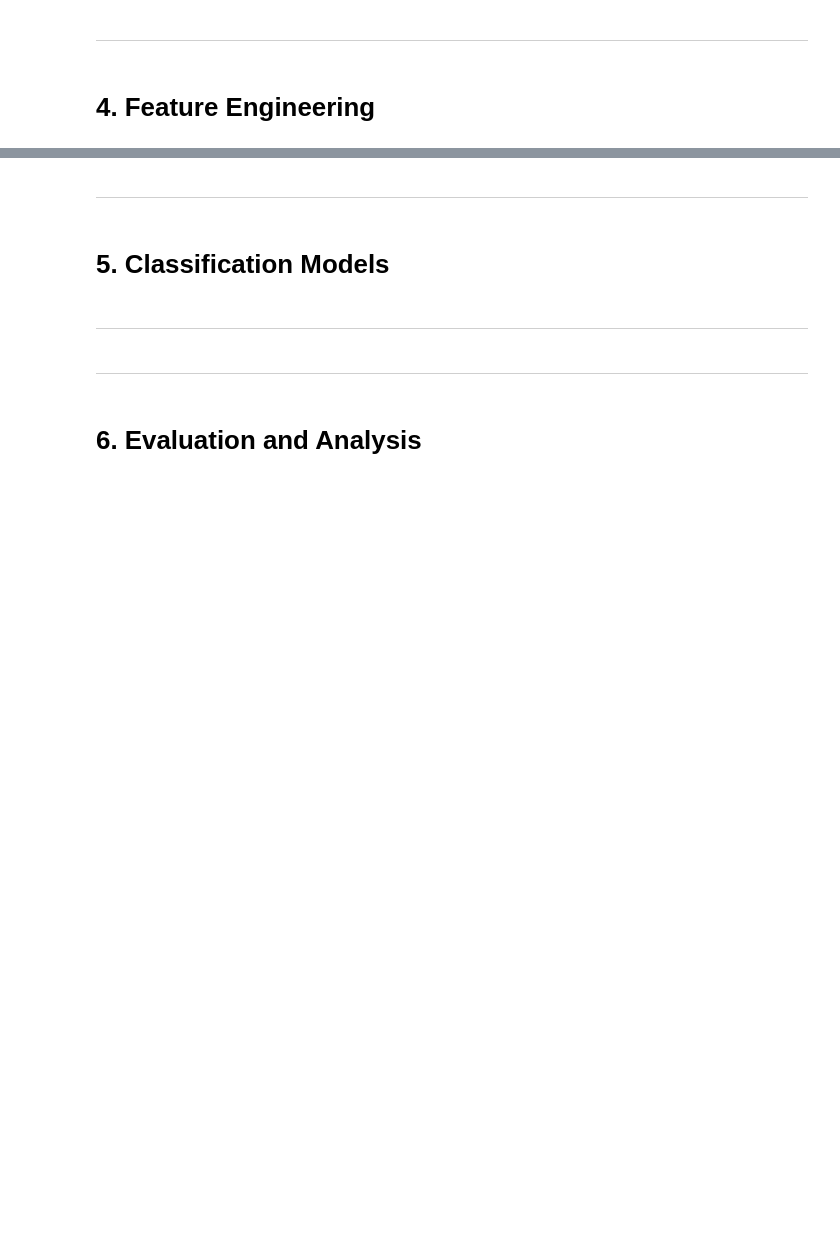
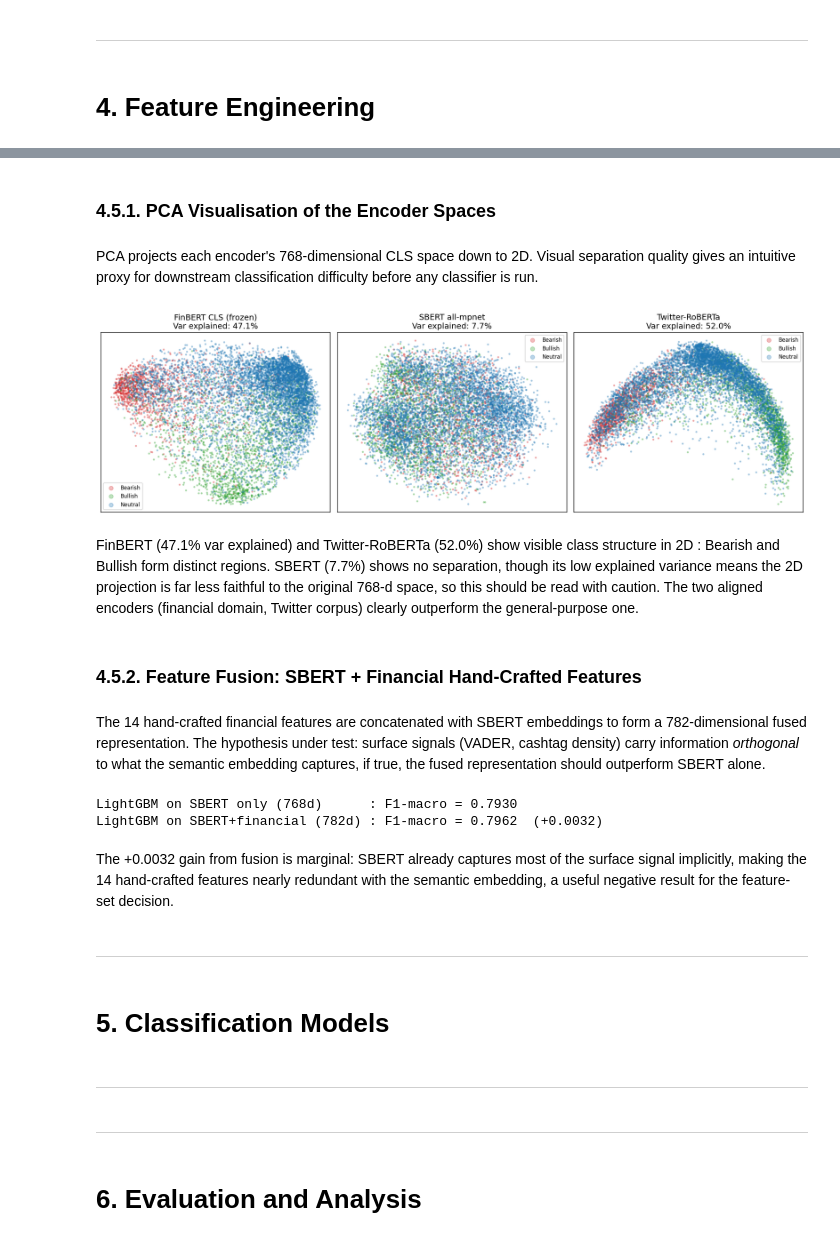
Before and after one commit to tiagoslantunes/text-mining-financial-sentiment, a Jupyter notebook: new_nb.ipynb, the cells around one changed output, grey strips where cells are left out. Drawn from its saved outputs; the diff is of its cells as text; code cells hidden in the pictures; blank space fills up the shorter version.

```diff
--- a/new_nb.ipynb
+++ b/new_nb.ipynb
@@ -1422,3 +1785,39 @@ Best config: "clean only"
+# %% [markdown]
+### 4.5.1. PCA Visualisation of the Encoder Spaces
+# %% [markdown]
+PCA projects each encoder's 768-dimensional CLS space down to 2D. Visual separation quality
+gives an intuitive proxy for downstream classification difficulty before any classifier is run.
+# %%
+from IPython.display import Image, display
+display(Image('results/figures/encoder_pca.png'))
+# %% [output]
+[figure, added]
+# %% [markdown]
+FinBERT (47.1% var explained) and Twitter-RoBERTa (52.0%) show visible class structure
+in 2D : Bearish and Bullish form distinct regions. SBERT (7.7%) shows no separation,
+though its low explained variance means the 2D projection is far less faithful to the
+original 768-d space, so this should be read with caution.
+The two aligned encoders
+(financial domain, Twitter corpus) clearly outperform the general-purpose one.
+# %% [markdown]
+### 4.5.2. Feature Fusion: SBERT + Financial Hand-Crafted Features
+# %% [markdown]
+The 14 hand-crafted financial features are concatenated with SBERT embeddings to form a
+782-dimensional fused representation. The hypothesis under test: surface signals (VADER,
+cashtag density) carry information *orthogonal* to what the semantic embedding captures,
+if true, the fused representation should outperform SBERT alone.
+# %%
+import json
+fus = json.load(open('results/tables/fusion_features_result.json'))
+print(f"LightGBM on SBERT only (768d)      : F1-macro = {fus['sbert_only_f1']:.4f}")
+print(f"LightGBM on SBERT+financial (782d) : F1-macro = {fus['fusion_f1']:.4f}  ({fus['gain']:+.4f})")
+# %% [output]
+LightGBM on SBERT only (768d)      : F1-macro = 0.7930
+LightGBM on SBERT+financial (782d) : F1-macro = 0.7962  (+0.0032)
+# %% [markdown]
+The +0.0032 gain from fusion is marginal: SBERT already captures most of the surface
+signal implicitly, making the 14 hand-crafted features nearly redundant with the
+semantic embedding, a useful negative result for the feature-set decision.
 # %% [markdown]
 ---
 # %% [markdown]
```
Also changed, not shown: parts of 32 cells of this notebook, 1 other file.
